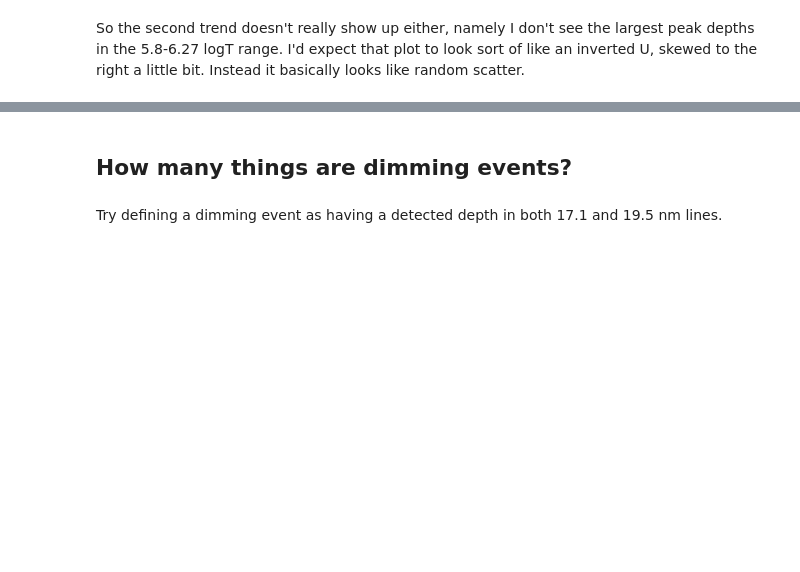
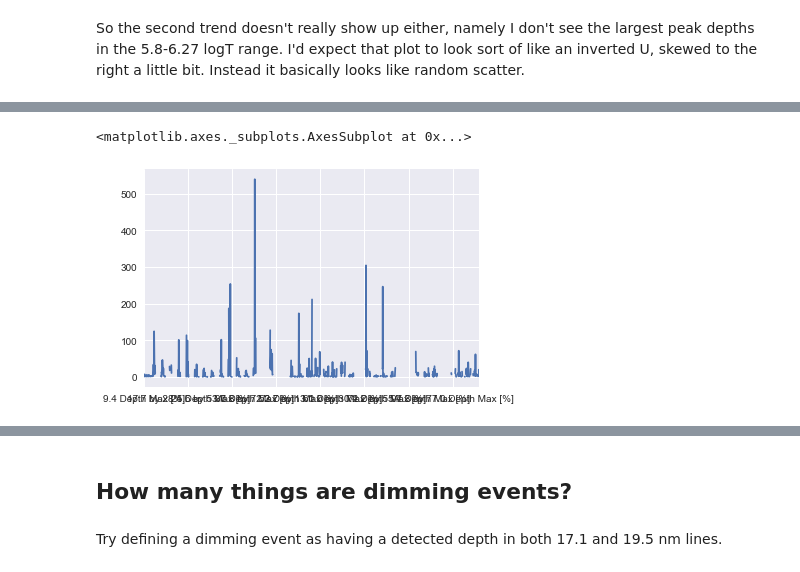
Before and after one commit to jmason86/James-s-EVE-Dimming-Index-JEDI, a Jupyter notebook: explore/explore_jedi_v2_spot_checks.ipynb, the cells around one changed output, grey strips where cells are left out. Saved outputs shown, nothing was run; the diff lists cells and outputs as text; code cells hidden in the pictures; blank space fills up the shorter version.

```diff
--- a/explore/explore_jedi_v2_spot_checks.ipynb
+++ b/explore/explore_jedi_v2_spot_checks.ipynb
@@ -321,0 +343,17 @@ len(jedi['17.1 by 28.4 Depth Max [%]'].dropna())
+# %%
+temperature_sorted_lines = ['53.7', '95.0', '97.3', '102.6', '58.4', '71.9', '83.6', '30.4', '25.6', '97.7', '52.6', '60.0', '55.4', '79.0',
+                            '63.0', '103.2', '13.1', '46.5', '17.1', '77.0', '17.7', '36.8', '62.5', '18.0', '61.0', '19.5', '20.2', '21.1',
+                            '52.1', '49.9', '28.4', '33.5', '36.1', '44.6', '9.4', '59.2', '56.8', '72.2', '13.3']
+temperature_sorted_line_depths = [s + ' Depth Max [%]' for s in temperature_sorted_lines]
+
+df_depths = jedi.filter(like='Depth Max [%]').dropna(how='all')
+df_depths_uncorrected = jedi[temperature_sorted_line_depths]
+
+plot_titles = [s + ' (' for s in log_temperatures]
+plot_titles = [m + str(n) for m,n in zip(plot_titles, temperature_sorted_lines)]
+plot_titles = [s + ' nm)' for s in plot_titles]
+# %%
+df_depths.std().plot()
+# %% [output]
+<matplotlib.axes._subplots.AxesSubplot at 0x...>
+[figure, added]
```
Also changed, not shown: parts of 22 cells of this notebook.
